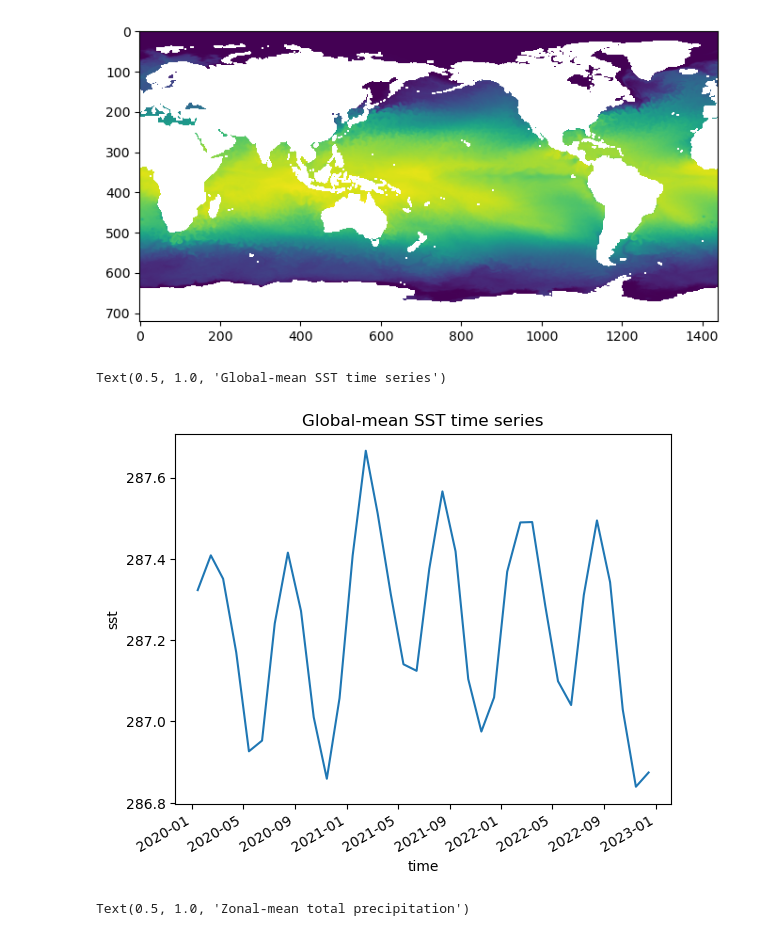
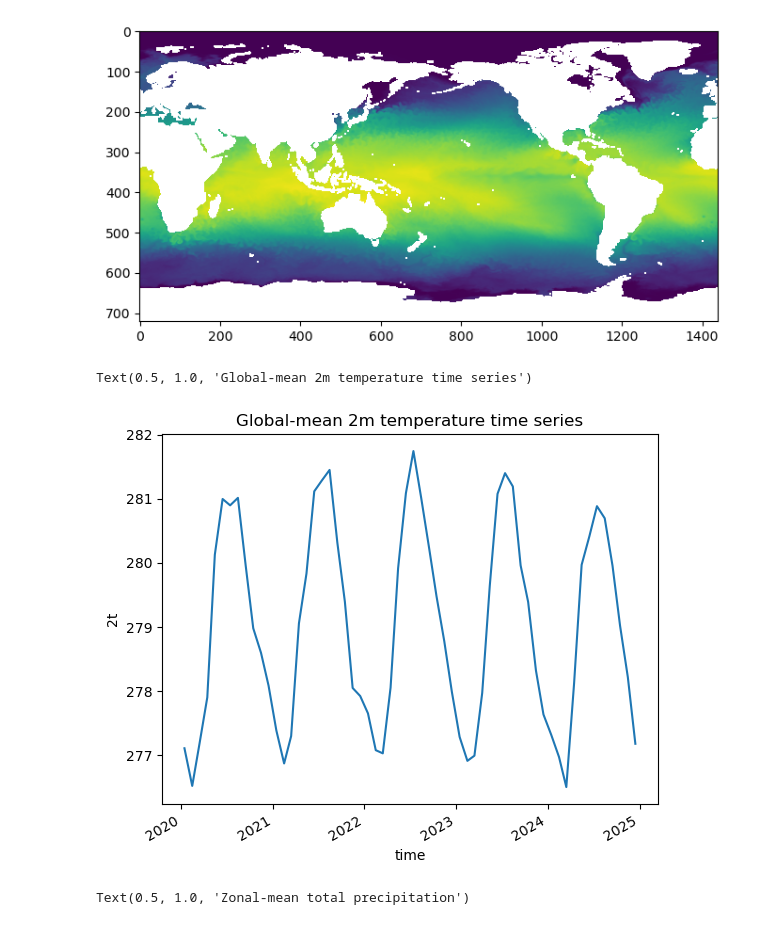
Before and after one commit to nextGEMS/nextGEMS_Cycle3, a Jupyter notebook: IFS/STARTHERE_IFS.ipynb, the cells around one changed output. Drawn from its saved outputs; the diff is of its cells as text; code cells hidden in the pictures.

```diff
--- a/IFS/STARTHERE_IFS.ipynb
+++ b/IFS/STARTHERE_IFS.ipynb
@@ -47,11 +47,11 @@ plt.imshow(sample)
 <matplotlib.image.AxesImage at 0x...>
 [figure]
 # %%
-ds['sst'].mean("value").plot() # will need area-weighting
-plt.title("Global-mean SST time series")
+ds['2t'].mean("value").plot() # will need area-weighting
+plt.title("Global-mean 2m temperature time series")
 # %% [output]
-Text(0.5, 1.0, 'Global-mean SST time series')
+Text(0.5, 1.0, 'Global-mean 2m temperature time series')
-[figure, old version]
+[figure, new version]
 # %%
 fig, ax = plt.subplots(figsize=(8,4), facecolor="white")
 cat.IFS['IFS_4.4-FESOM_5-cycle3']['2D_monthly_0.25deg'].to_dask().pipe(attach_coords)['tp'].isel(time=0).groupby("lat").mean().plot(ax=ax)
```
Also changed, not shown: parts of 4 cells of this notebook.
